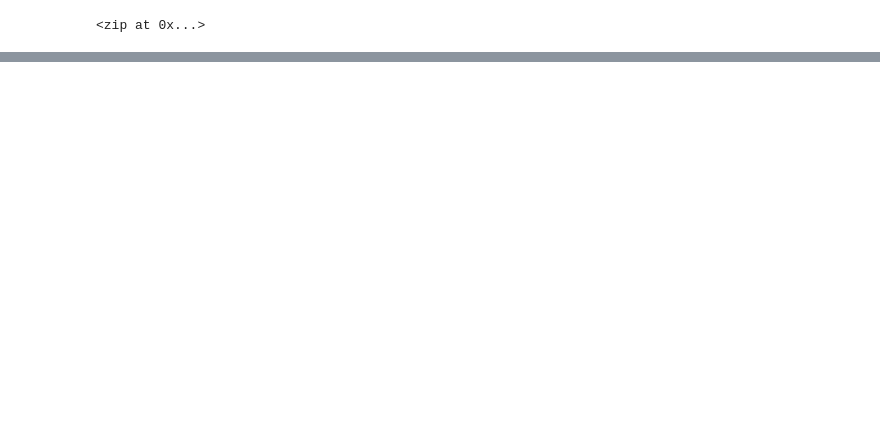
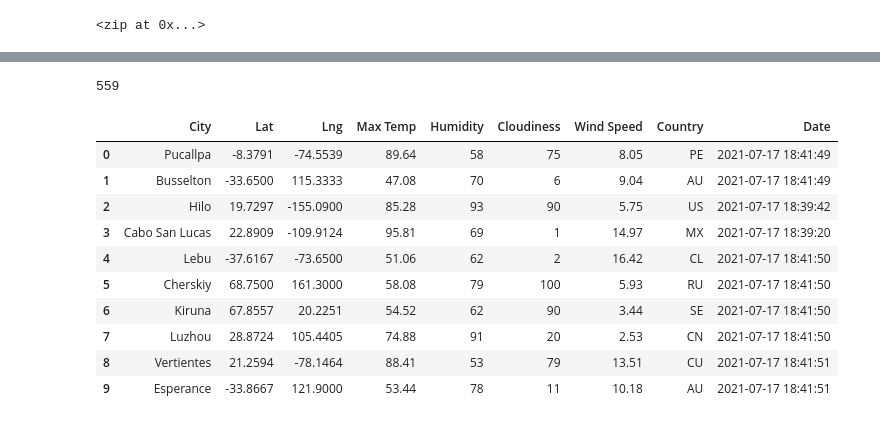
Before and after one commit to mbreitner/World_Weather_Analysis, a Jupyter notebook: WeatherPy.ipynb, the cells around one changed output, grey strips where cells are left out. Cells and saved outputs as stored; diff of their text form; code cells hidden in the pictures; blank space fills up the shorter version.

Commit message:
New Weather Data Frame

```diff
--- a/WeatherPy.ipynb
+++ b/WeatherPy.ipynb
@@ -33,0 +40,4 @@ len(cities)
+# %%
+# Starting URL for Weather Map API Call.
+url = "http://api.openweathermap.org/data/2.5/weather?units=Imperial&APPID=" + weather_api_key
+print(url)
@@ -33,0 +49,10 @@ len(cities)
+# %%
+# Create an empty list to hold the weather data.
+city_data = []
+# Print the beginning of the logging.
+print("Beginning Data Retrieval     ")
+print("-----------------------------")
+
+# Create counters.
+record_count = 1
+set_count = 1
@@ -33,0 +129,20 @@ len(cities)
+# %%
+len(city_data)
+# %% [output]
+559
+# %%
+# Convert the array of dictionaries to a Pandas DataFrame.
+city_data_df = pd.DataFrame(city_data)
+city_data_df.head(10)
+# %% [output]
+|  | City | Lat | Lng | Max Temp | Humidity | Cloudiness | Wind Speed | Country | Date |
+| 0 | Pucallpa | -8.3791 | -74.5539 | 89.64 | 58 | 75 | 8.05 | PE | 2021-07-17 18:41:49 |
+| 1 | Busselton | -33.6500 | 115.3333 | 47.08 | 70 | 6 | 9.04 | AU | 2021-07-17 18:41:49 |
+| 2 | Hilo | 19.7297 | -155.0900 | 85.28 | 93 | 90 | 5.75 | US | 2021-07-17 18:39:42 |
+| 3 | Cabo San Lucas | 22.8909 | -109.9124 | 95.81 | 69 | 1 | 14.97 | MX | 2021-07-17 18:39:20 |
+| 4 | Lebu | -37.6167 | -73.6500 | 51.06 | 62 | 2 | 16.42 | CL | 2021-07-17 18:41:50 |
+| 5 | Cherskiy | 68.7500 | 161.3000 | 58.08 | 79 | 100 | 5.93 | RU | 2021-07-17 18:41:50 |
+| 6 | Kiruna | 67.8557 | 20.2251 | 54.52 | 62 | 90 | 3.44 | SE | 2021-07-17 18:41:50 |
+| 7 | Luzhou | 28.8724 | 105.4405 | 74.88 | 91 | 20 | 2.53 | CN | 2021-07-17 18:41:50 |
+| 8 | Vertientes | 21.2594 | -78.1464 | 88.41 | 53 | 79 | 13.51 | CU | 2021-07-17 18:41:51 |
+| 9 | Esperance | -33.8667 | 121.9000 | 53.44 | 78 | 11 | 10.18 | AU | 2021-07-17 18:41:51 |
```
Also changed, not shown: parts of 9 cells of this notebook, 3 other files.
